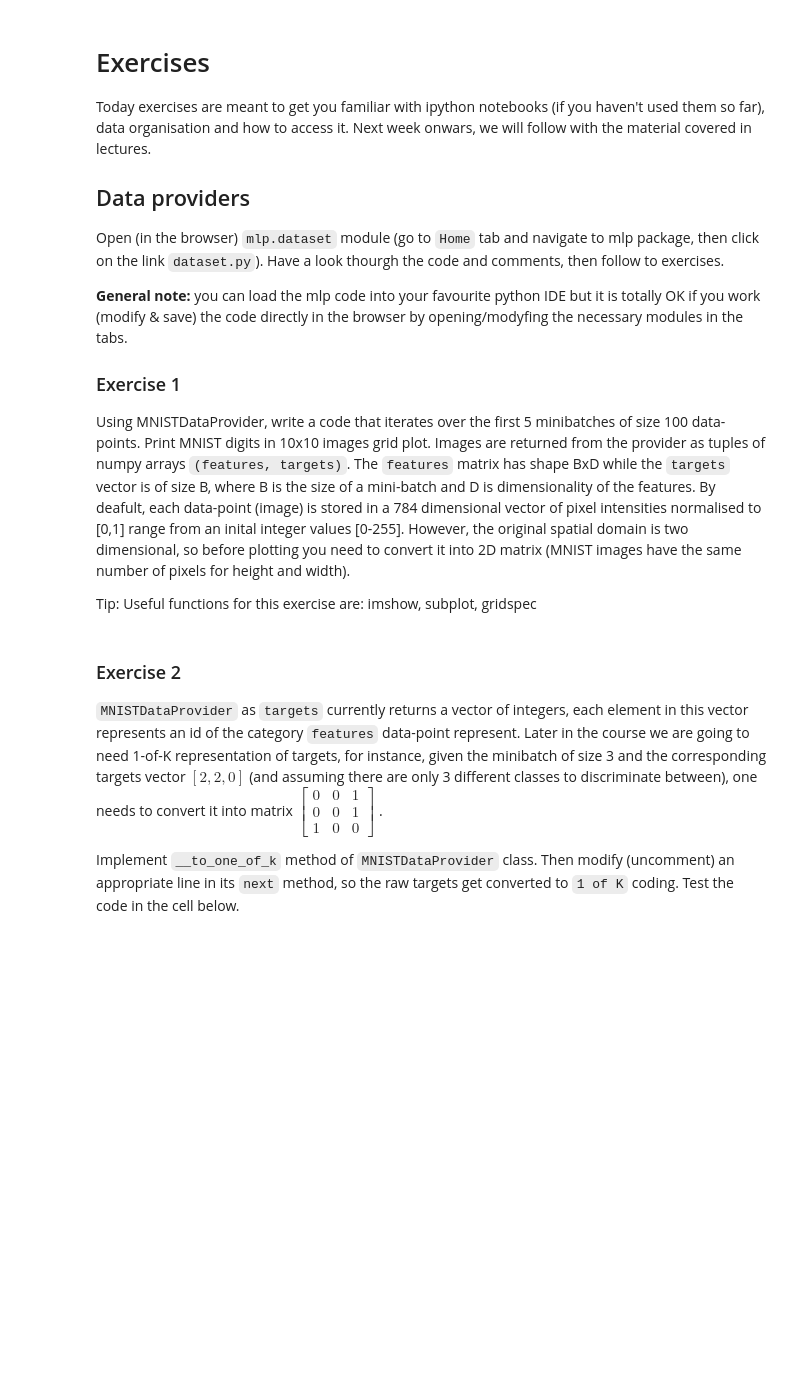
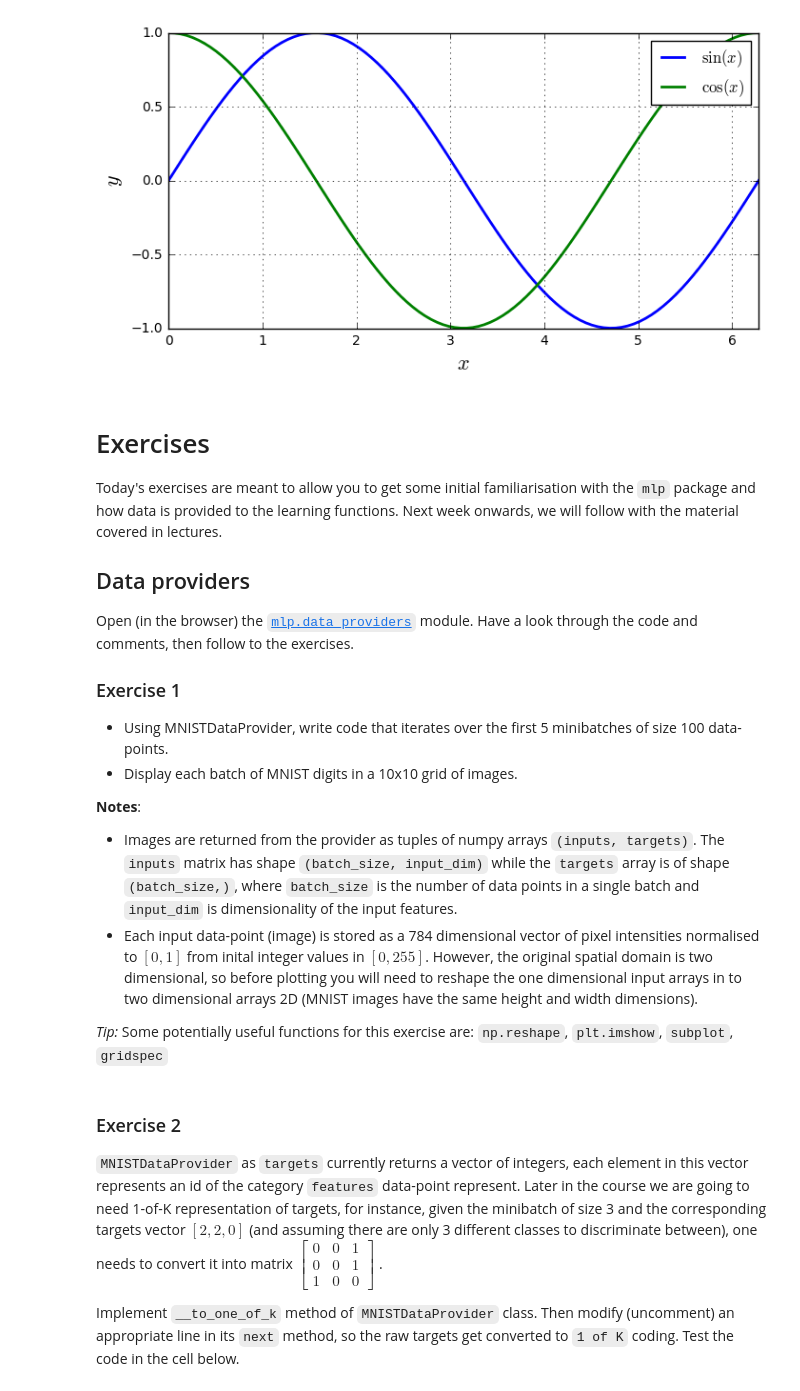
Before and after one commit to VICO-UoE/mlpractical, a Jupyter notebook: notebooks/00_Introduction.ipynb, the cells around one changed output. Saved outputs shown, nothing was run; the diff lists cells and outputs as text; code cells hidden in the pictures; blank space fills up the shorter version.

Commit message:
Initial edits to first lab notebook.

```diff
--- a/notebooks/00_Introduction.ipynb
+++ b/notebooks/00_Introduction.ipynb
@@ -216,19 +173,53 @@ plt.show()
+# %%
+# use the matplotlib magic to specify to display plots inline in the notebook
+%matplotlib inline
+import matplotlib.pyplot as plt
+import numpy as np
+
+# generate a pair of sinusoids
+x = np.linspace(0., 2. * np.pi, 100)
+y1 = np.sin(x)
+y2 = np.cos(x)
+
+# produce a new figure object with a defined (width, height) in inches
+fig = plt.figure(figsize=(8, 4))
+# add a single axis to the figure
+ax = fig.add_subplot(111)
+# plot the two sinusoidal traces on the axis, adjusting the line width
+# and adding LaTeX legend labels
+ax.plot(x, y1, linewidth=2, label=r'$\sin(x)$')
+ax.plot(x, y2, linewidth=2, label=r'$\cos(x)$')
+# set the axis labels
+ax.set_xlabel('$x$', fontsize=16)
+ax.set_ylabel('$y$', fontsize=16)
+# force the legend to be displayed
+ax.legend()
+# adjust the limits of the horizontal axis
+ax.set_xlim(0., 2. * np.pi)
+# make a grid be displayed in the axis background
+ax.grid('on')
+# %% [output]
+[figure, added]
 # %% [markdown]
 # Exercises
 
-Today exercises are meant to get you familiar with ipython notebooks (if you haven't used them so far), data organisation and how to access it. Next week onwars, we will follow with the material covered in lectures.
+Today's exercises are meant to allow you to get some initial familiarisation with the `mlp` package and how data is provided to the learning functions. Next week onwards, we will follow with the material covered in lectures.
 
 ## Data providers
 
-Open (in the browser) `mlp.dataset` module (go to `Home` tab and navigate to mlp package, then click on the link `dataset.py`). Have a look thourgh the code and comments, then follow to exercises.
-
-<b>General note:</b> you can load the mlp code into your favourite python IDE but it is totally OK if you work (modify & save) the code directly in the browser by opening/modyfing the necessary modules in the tabs.
+Open (in the browser) the [`mlp.data_providers`](../../edit/mlp/data_providers.py) module. Have a look through the code and comments, then follow to the exercises.
 
 ### Exercise 1
 
-Using MNISTDataProvider, write a code that iterates over the first 5 minibatches of size 100 data-points. Print MNIST digits in 10x10 images grid plot. Images are returned from the provider as tuples of numpy arrays `(features, targets)`. The `features` matrix has shape BxD while the `targets` vector is of size B, where B is the size of a mini-batch and D is dimensionality of the features. By deafult, each data-point (image) is stored in a 784 dimensional vector of pixel intensities normalised to [0,1] range from an inital integer values [0-255]. However, the original spatial domain is two dimensional, so before plotting you need to convert it into 2D matrix (MNIST images have the same number of pixels for height and width).
+  * Using MNISTDataProvider, write code that iterates over the first 5 minibatches of size 100 data-points.
+  * Display each batch of MNIST digits in a 10x10 grid of images.
 
-Tip: Useful functions for this exercise are: imshow, subplot, gridspec
+**Notes**:
+
+  * Images are returned from the provider as tuples of numpy arrays `(inputs, targets)`. The `inputs` matrix has shape `(batch_size, input_dim)` while the `targets` array is of shape `(batch_size,)`, where `batch_size` is the number of data points in a single batch and `input_dim` is dimensionality of the input features.
+  * Each input data-point (image) is stored as a 784 dimensional vector of pixel intensities normalised to $[0, 1]$ from inital integer values in $[0, 255]$. However, the original spatial domain is two dimensional, so before plotting you will need to reshape the one dimensional input arrays in to two dimensional arrays 2D (MNIST images have the same height and width dimensions).
+
+*Tip:* Some potentially useful functions for this exercise are: `np.reshape`, `plt.imshow`, `subplot`, `gridspec`
 # %%
 import matplotlib.pyplot as plt
 import matplotlib.gridspec as gridspec
```
Also changed, not shown: parts of 10 cells of this notebook.
